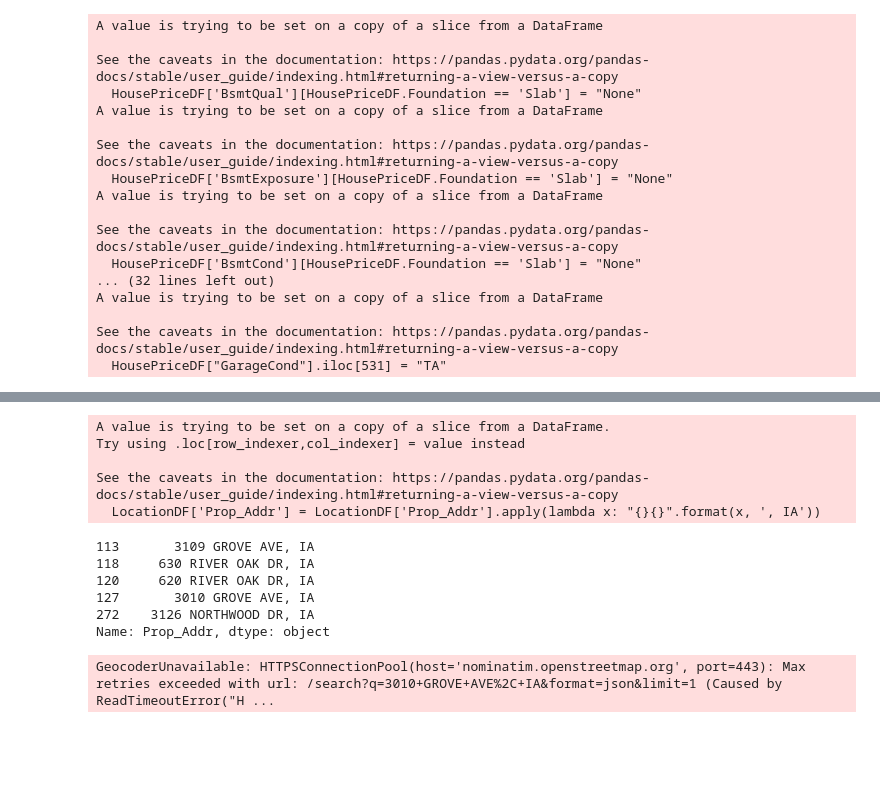
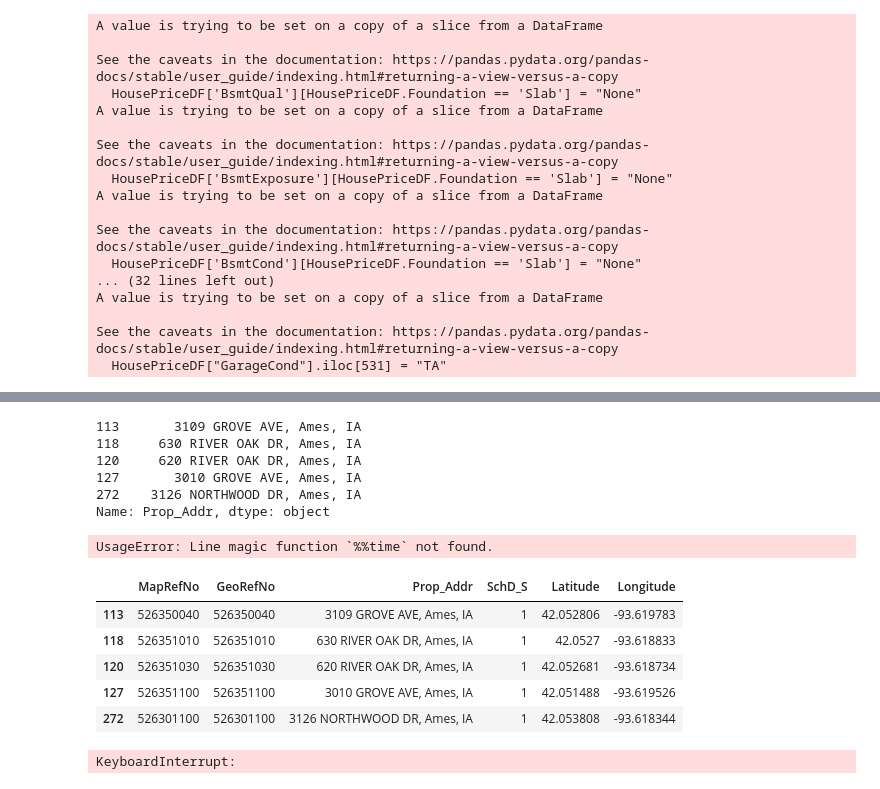
Before and after one commit to brendanhutchinson/Aimes-Iowa-ML, a Jupyter notebook: Francesco/Stuff.ipynb, the cells around one changed output, grey strips where cells are left out. Cells and saved outputs as stored; diff of their text form; code cells hidden in the pictures; blank space fills up the shorter version.

```diff
--- a/Francesco/Stuff.ipynb
+++ b/Francesco/Stuff.ipynb
@@ -29,29 +47,39 @@ LocationDF = pd.read_csv("Ames Real Estate Data.csv")
 # %%
 LocationDF = LocationDF[LocationDF["GeoRefNo"].isin(HousePriceDF['PID'])]
 # %%
-LocationDF['Prop_Addr'] = LocationDF['Prop_Addr'].apply(lambda x: "{}{}".format(x, ', IA'))
+LocationDF['Prop_Addr'] = LocationDF['Prop_Addr'].apply(lambda x: "{}{}".format(x, ', Ames, IA'))
 LocationDF['Prop_Addr'].head()
 # %% [output]
-A value is trying to be set on a copy of a slice from a DataFrame.
-Try using .loc[row_indexer,col_indexer] = value instead
-
-See the caveats in the documentation: https://pandas.pydata.org/pandas-docs/stable/user_guide/indexing.html#returning-a-view-versus-a-copy
-  LocationDF['Prop_Addr'] = LocationDF['Prop_Addr'].apply(lambda x: "{}{}".format(x, ', IA'))
+113       3109 GROVE AVE, Ames, IA
+118     630 RIVER OAK DR, Ames, IA
+120     620 RIVER OAK DR, Ames, IA
+127       3010 GROVE AVE, Ames, IA
+272    3126 NORTHWOOD DR, Ames, IA
+Name: Prop_Addr, dtype: object
-113       3109 GROVE AVE, IA
-118     630 RIVER OAK DR, IA
-120     620 RIVER OAK DR, IA
-127       3010 GROVE AVE, IA
-272    3126 NORTHWOOD DR, IA
-Name: Prop_Addr, dtype: object
 # %%
 import geopy
 from geopy.geocoders import Nominatim
 user_agent1 = 'Mozilla/5.0 (Windows NT 10.0; Win64; x64) AppleWebKit/537.36 (KHTML, like Gecko) Chrome/98.0.4758.102 Safari/537.36'
 geolocator = Nominatim(user_agent = user_agent1)
 # %%
-lat1 = LocationDF['Prop_Addr'].head(500).apply(lambda x: geolocator.geocode(x).latitude if geolocator.geocode(x) != None else 'NF')
+lat1 = LocationDF['Prop_Addr'].head(500).apply(lambda x: geolocator.geocode(x,timeout=None).latitude if geolocator.geocode(x) != None else 'NF')
-# %% [output]
-GeocoderUnavailable: HTTPSConnectionPool(host='nominatim.openstreetmap.org', port=443): Max retries exceeded with url: /search?q=3010+GROVE+AVE%2C+IA&format=json&limit=1 (Caused by ReadTimeoutError("H ...
 # %%
-long1 = LocationDF['Prop_Addr'].head(500).apply(lambda x: geolocator.geocode(x).longitude if geolocator.geocode(x) != None else 'NF')
+long1 = LocationDF['Prop_Addr'].head(500).apply(lambda x: geolocator.geocode(x,timeout=None).longitude if geolocator.geocode(x) != None else 'NF')
+# %% [output]
+UsageError: Line magic function `%%time` not found.
+# %%
+# prova per vedere se ho valori giusti
+DF = LocationDF[['MapRefNo', 'GeoRefNo', 'Prop_Addr', 'SchD_S']].head(500)
+latitude1 = lat1.tolist()
+DF['Latitude'] = latitude1
+longitude1 = long1.tolist()
+DF['Longitude'] = longitude1
+DF.head()
+# %% [output]
+|  | MapRefNo | GeoRefNo | Prop_Addr | SchD_S | Latitude | Longitude |
+| 113 | 526350040 | 526350040 | 3109 GROVE AVE, Ames, IA | 1 | 42.052806 | -93.619783 |
+| 118 | 526351010 | 526351010 | 630 RIVER OAK DR, Ames, IA | 1 | 42.0527 | -93.618833 |
+| 120 | 526351030 | 526351030 | 620 RIVER OAK DR, Ames, IA | 1 | 42.052681 | -93.618734 |
+| 127 | 526351100 | 526351100 | 3010 GROVE AVE, Ames, IA | 1 | 42.051488 | -93.619526 |
+| 272 | 526301100 | 526301100 | 3126 NORTHWOOD DR, Ames, IA | 1 | 42.053808 | -93.618344 |
 # %%
@@ -59,3 +87,5 @@ lat2 = LocationDF['Prop_Addr'].iloc[500:1000].apply(lambda x: geolocator.geocode
 # %%
-long2 = LocationDF['Prop_Addr'].iloc[500:1000].apply(lambda x: geolocator.geocode(x).longitude if geolocator.geocode(x) != None else 'NF')
+long2 = LocationDF['Prop_Addr'].iloc[500:1000].apply(lambda x: geolocator.geocode(x,timeout=None).longitude if geolocator.geocode(x) != None else 'NF')
+# %% [output]
+KeyboardInterrupt:
 # %%
```
Also changed, not shown: parts of 8 cells of this notebook, 2 other files.
